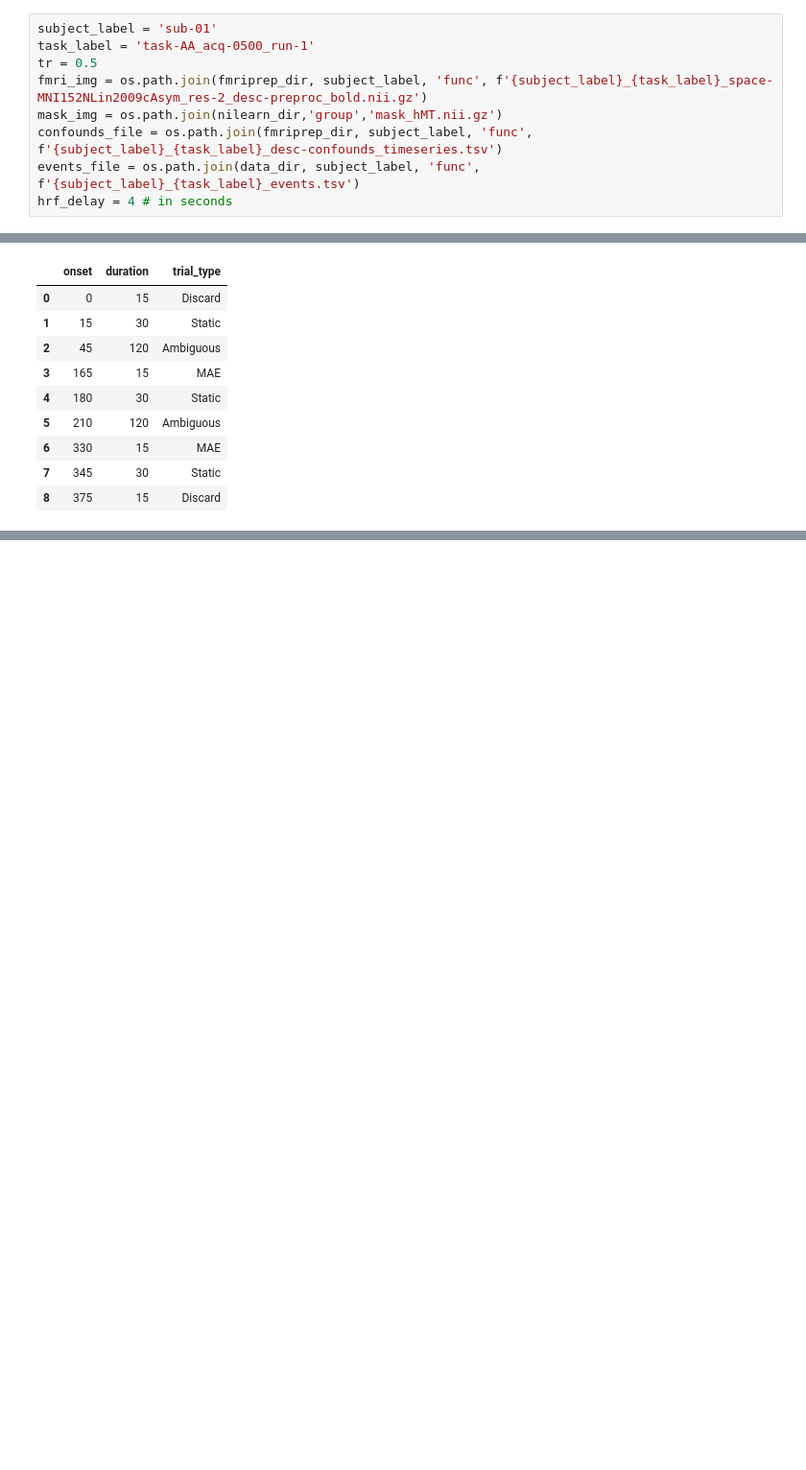
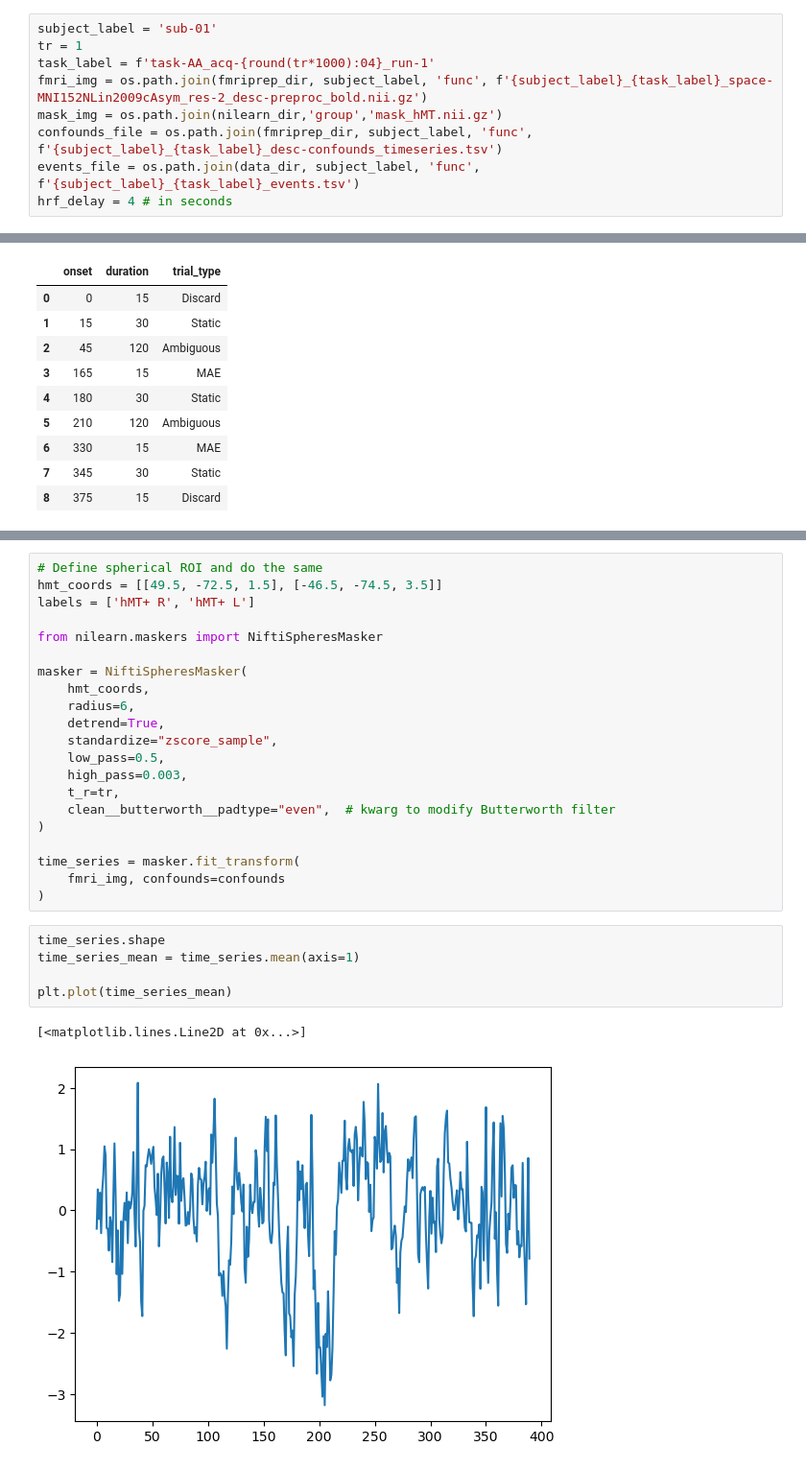
Before and after one commit to CIBIT-UC/vpmbtr, a Jupyter notebook: scripts/feedbackSimulator.ipynb, the cells around one changed output, grey strips where cells are left out. Shown at 96% size. Cells and saved outputs as stored; diff of their text form; blank space fills up the shorter version.

```diff
--- a/scripts/feedbackSimulator.ipynb
+++ b/scripts/feedbackSimulator.ipynb
@@ -13,8 +16,8 @@ nilearn_dir = '/Users/alexandresayal/sftp/DATAPOOL/VPMB/BIDS-VPMB-SPE/derivative
 output_dir = '/Users/alexandresayal/sftp/DATAPOOL/VPMB/BIDS-VPMB-SPE/derivatives/feedbackSimulator'
 # %%
 subject_label = 'sub-01'
-task_label = 'task-AA_acq-0500_run-1'
-tr = 0.5
+tr = 1
+task_label = f'task-AA_acq-{round(tr*1000):04}_run-1'
 fmri_img = os.path.join(fmriprep_dir, subject_label, 'func', f'{subject_label}_{task_label}_space-MNI152NLin2009cAsym_res-2_desc-preproc_bold.nii.gz')
 mask_img = os.path.join(nilearn_dir,'group','mask_hMT.nii.gz')
 confounds_file = os.path.join(fmriprep_dir, subject_label, 'func', f'{subject_label}_{task_label}_desc-confounds_timeseries.tsv')
@@ -193,0 +188,29 @@ plt.show()
+# %%
+# Define spherical ROI and do the same
+hmt_coords = [[49.5, -72.5, 1.5], [-46.5, -74.5, 3.5]]
+labels = ['hMT+ R', 'hMT+ L']
+
+from nilearn.maskers import NiftiSpheresMasker
+
+masker = NiftiSpheresMasker(
+    hmt_coords,
+    radius=6,
+    detrend=True,
+    standardize="zscore_sample",
+    low_pass=0.5,
+    high_pass=0.003,
+    t_r=tr,
+    clean__butterworth__padtype="even",  # kwarg to modify Butterworth filter
+)
+
+time_series = masker.fit_transform(
+    fmri_img, confounds=confounds
+)
+# %%
+time_series.shape
+time_series_mean = time_series.mean(axis=1)
+
+plt.plot(time_series_mean)
+# %% [output]
+[<matplotlib.lines.Line2D at 0x...>]
+[figure, added]
```
Also changed, not shown: parts of 18 cells of this notebook.
